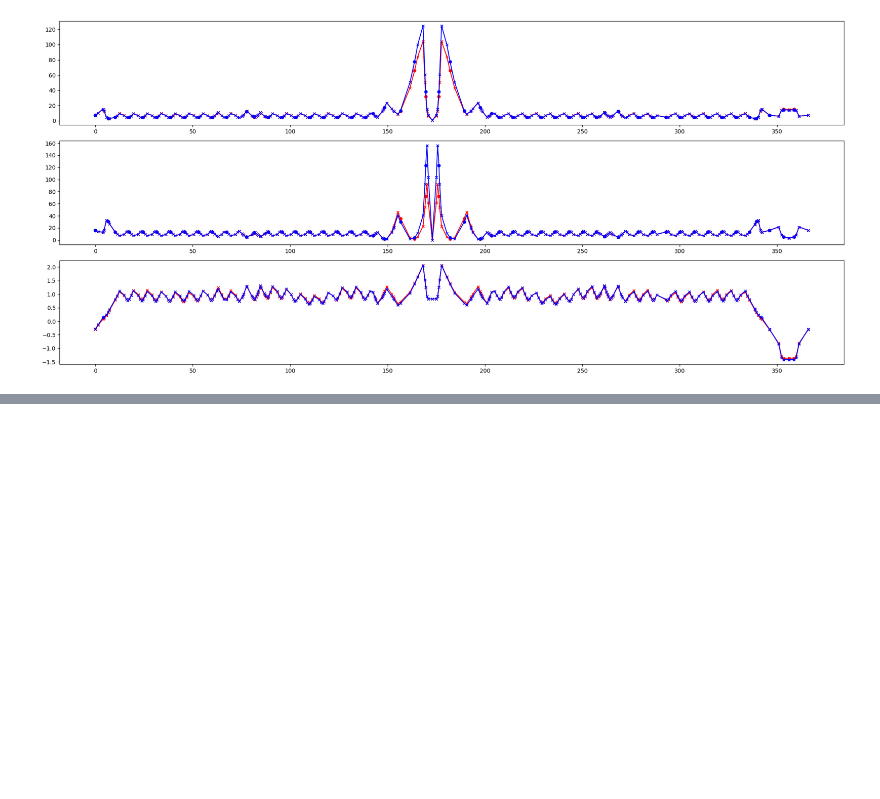
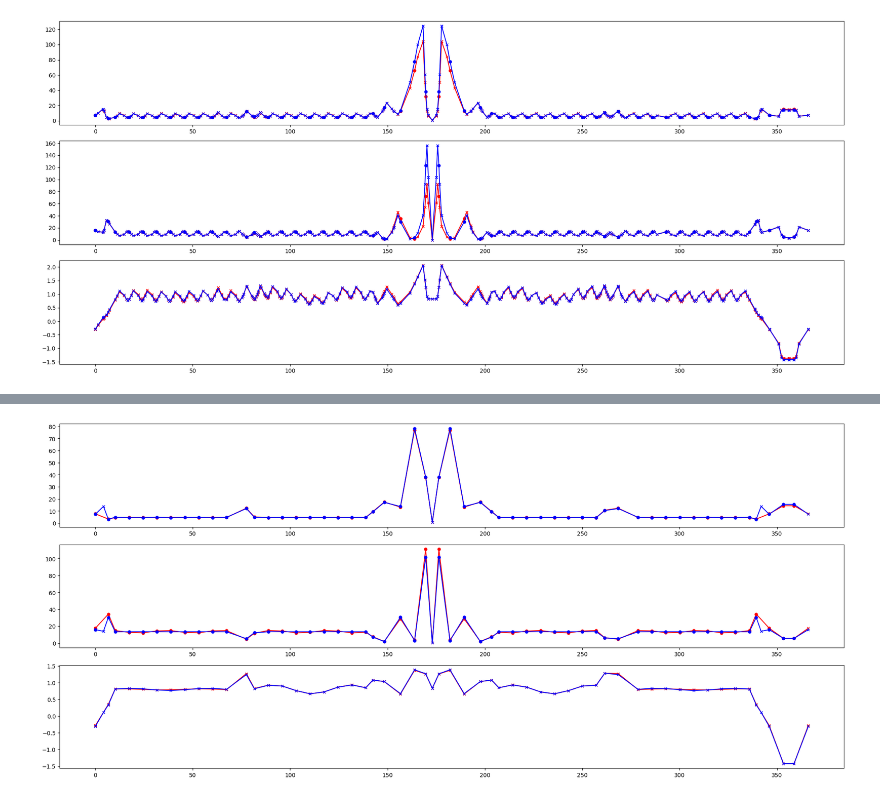
Before and after one commit to i-a-morozov/harmonica, a Jupyter notebook: config/config.ipynb, the cells around one changed output, grey strips where cells are left out. Cells and saved outputs as stored; diff of their text form; code cells hidden in the pictures; blank space fills up the shorter version.

Commit message:
06_13_2024: added luminosity config

```diff
--- a/config/config.ipynb
+++ b/config/config.ipynb
@@ -232,0 +352,32 @@ plt.show()
+# %%
+# Load inj and exp models
+
+exp = Model(path='../vepp4m-exp.yaml')
+lum = Model(path='twiss-luminosity.yaml')
+# %%
+# Compare beta functions and dispersion
+# Note, dispersion only accessible via data_frame instance
+
+fig, (ax1, ax2, ax3) = plt.subplots(nrows=3, ncols=1, figsize=(20, 3*3))
+
+ax1.errorbar(lum.time[lum.monitor_index].cpu().numpy(), lum.bx[lum.monitor_index].cpu().numpy(), fmt=' ', marker='o', ms=5, color='red')
+ax1.errorbar(lum.time[lum.virtual_index].cpu().numpy(), lum.bx[lum.virtual_index].cpu().numpy(), fmt=' ', marker='x', ms=5, color='red')
+ax1.errorbar(lum.time.cpu().numpy(), lum.bx.cpu().numpy(), marker='', ms=5, color='red')
+ax1.errorbar(exp.time[exp.monitor_index].cpu().numpy(), exp.bx[exp.monitor_index].cpu().numpy(), fmt=' ', marker='o', ms=5, color='blue')
+ax1.errorbar(exp.time[exp.virtual_index].cpu().numpy(), exp.bx[exp.virtual_index].cpu().numpy(), fmt=' ', marker='x', ms=5, color='blue')
+ax1.errorbar(exp.time.cpu().numpy(), exp.bx.cpu().numpy(), marker='', ms=5, color='blue')
+
+ax2.errorbar(lum.time[lum.monitor_index].cpu().numpy(), lum.by[lum.monitor_index].cpu().numpy(), fmt=' ', marker='o', ms=5, color='red')
+ax2.errorbar(lum.time[lum.virtual_index].cpu().numpy(), lum.by[lum.virtual_index].cpu().numpy(), fmt=' ', marker='x', ms=5, color='red')
+ax2.errorbar(lum.time.cpu().numpy(), lum.by.cpu().numpy(), marker='', ms=5, color='red')
+ax2.errorbar(exp.time[exp.monitor_index].cpu().numpy(), exp.by[exp.monitor_index].cpu().numpy(), fmt=' ', marker='o', ms=5, color='blue')
+ax2.errorbar(exp.time[exp.virtual_index].cpu().numpy(), exp.by[exp.virtual_index].cpu().numpy(), fmt=' ', marker='x', ms=5, color='blue')
+ax2.errorbar(exp.time.cpu().numpy(), exp.by.cpu().numpy(), marker='', ms=5, color='blue')
+
+ax3.errorbar(lum.time.cpu().numpy(), lum.data_frame.loc['DX'].values, marker='x', ms=5, color='red')
+ax3.errorbar(exp.time.cpu().numpy(), exp.data_frame.loc['DX'].values, marker='x', ms=5, color='blue')
+
+plt.tight_layout()
+plt.show()
+# %% [output]
+[figure, added]
```
Also changed, not shown: parts of 6 cells of this notebook, 3 other files.
